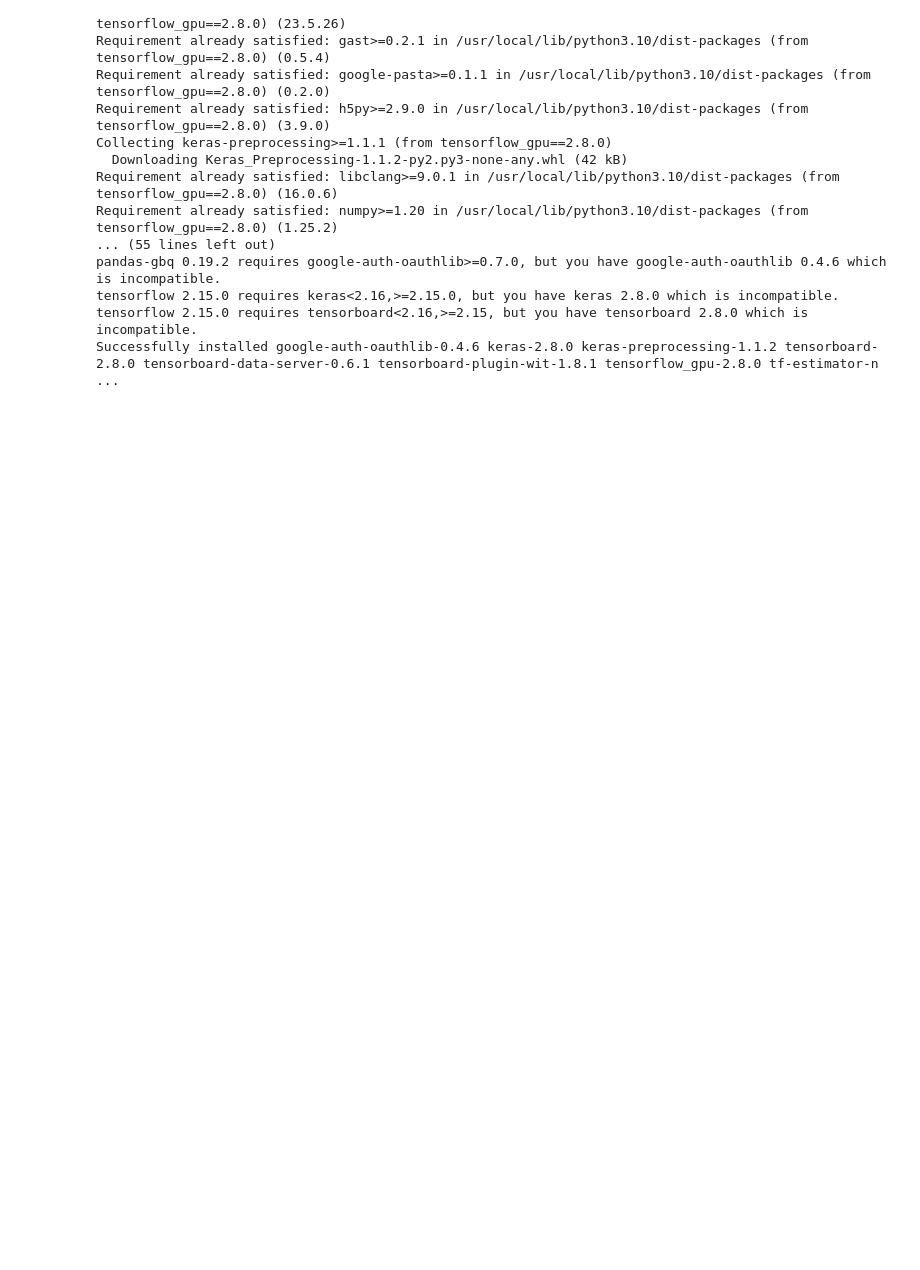
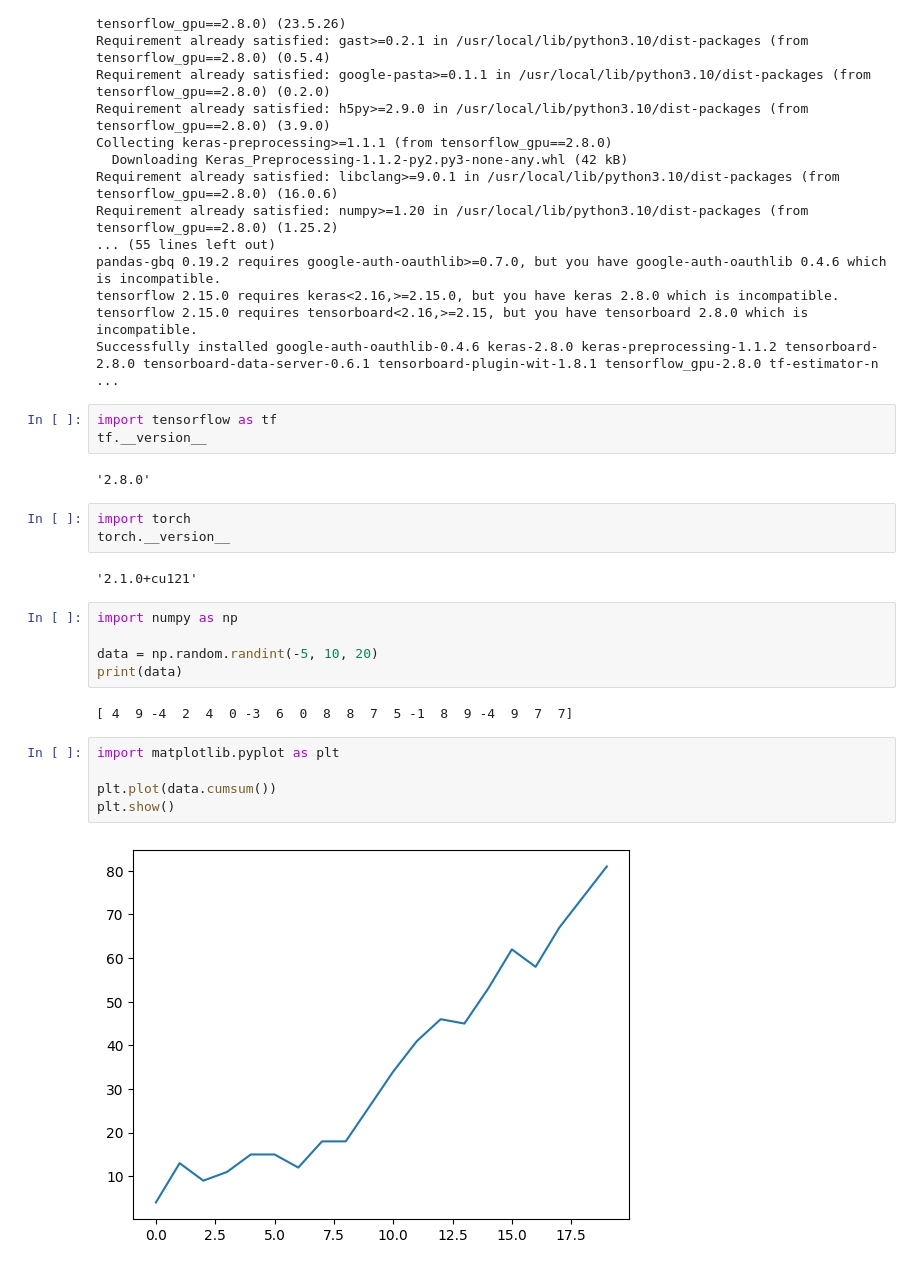
Before and after one commit to albaker09/PY_Keras_Pytorch0308, a Jupyter notebook: Py_Keras002.ipynb, the cells around one changed output. Saved outputs shown, nothing was run; the diff lists cells and outputs as text; blank space fills up the shorter version.

```diff
--- a/Py_Keras002.ipynb
+++ b/Py_Keras002.ipynb
@@ -109,3 +107,27 @@ pandas-gbq 0.19.2 requires google-auth-oauthlib>=0.7.0, but you have google-auth
 tensorflow 2.15.0 requires keras<2.16,>=2.15.0, but you have keras 2.8.0 which is incompatible.
 tensorflow 2.15.0 requires tensorboard<2.16,>=2.15, but you have tensorboard 2.8.0 which is incompatible.
 Successfully installed google-auth-oauthlib-0.4.6 keras-2.8.0 keras-preprocessing-1.1.2 tensorboard-2.8.0 tensorboard-data-server-0.6.1 tensorboard-plugin-wit-1.8.1 tensorflow_gpu-2.8.0 tf-estimator-n ...
+# %%
+import tensorflow as tf
+tf.__version__
+# %% [output]
+'2.8.0'
+# %%
+import torch
+torch.__version__
+# %% [output]
+'2.1.0+cu121'
+# %%
+import numpy as np
+
+data = np.random.randint(-5, 10, 20)
+print(data)
+# %% [output]
+[ 4  9 -4  2  4  0 -3  6  0  8  8  7  5 -1  8  9 -4  9  7  7]
+# %%
+import matplotlib.pyplot as plt
+
+plt.plot(data.cumsum())
+plt.show()
+# %% [output]
+[figure, added]
```
Also changed, not shown: parts of 10 cells of this notebook, 2 other files.
